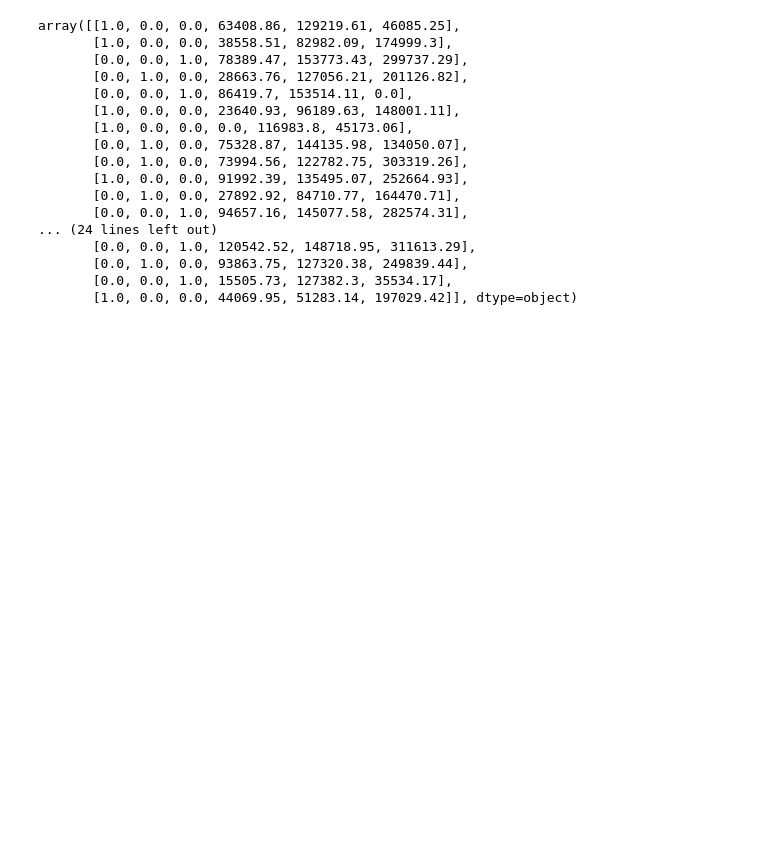
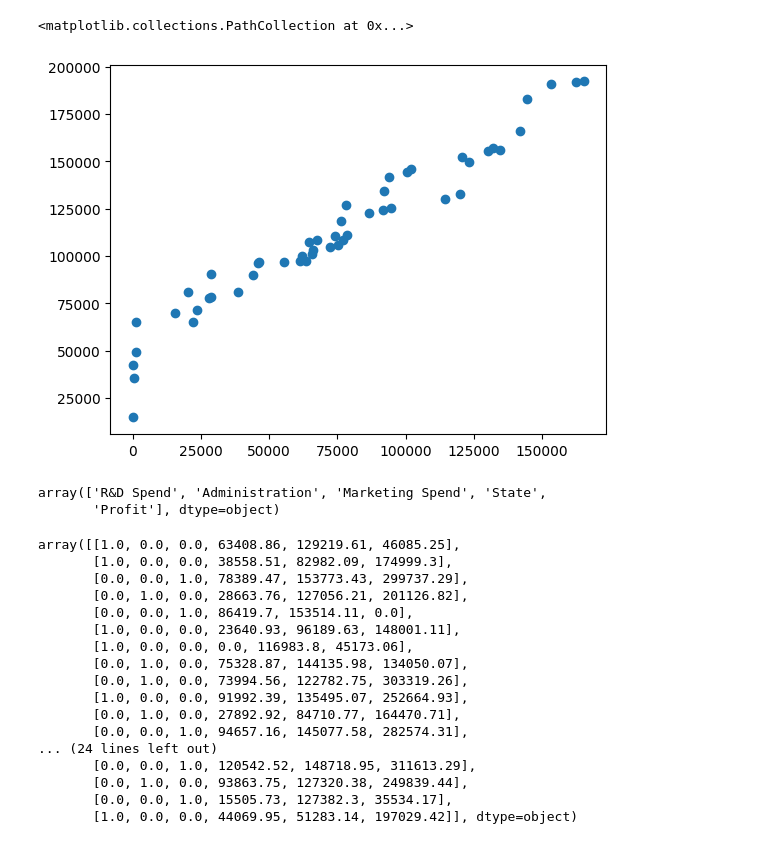
Before and after one commit to shahzmalik/machine_learning, a Jupyter notebook: multiple_linear_regression.ipynb, the cells around one changed output. Cells and saved outputs as stored; diff of their text form; code cells hidden in the pictures; blank space fills up the shorter version.

```diff
--- a/multiple_linear_regression.ipynb
+++ b/multiple_linear_regression.ipynb
@@ -12,3 +22,14 @@ y = dataset.iloc[:,-1].values
+# %%
+plt.scatter(dataset['R&D Spend'], dataset['Profit'])
+plt.xlabel(dataset.columns[0])
+# %% [output]
+<matplotlib.collections.PathCollection at 0x...>
+[figure, added]
+# %%
+dataset.columns.values
+# %% [output]
+array(['R&D Spend', 'Administration', 'Marketing Spend', 'State',
+       'Profit'], dtype=object)
 # %%
 ct = ColumnTransformer(transformers=[('encoder', OneHotEncoder(),[3])],remainder='passthrough')
 X = np.array(ct.fit_transform(X))
```
Also changed, not shown: parts of 2 cells of this notebook, 1 other file.
